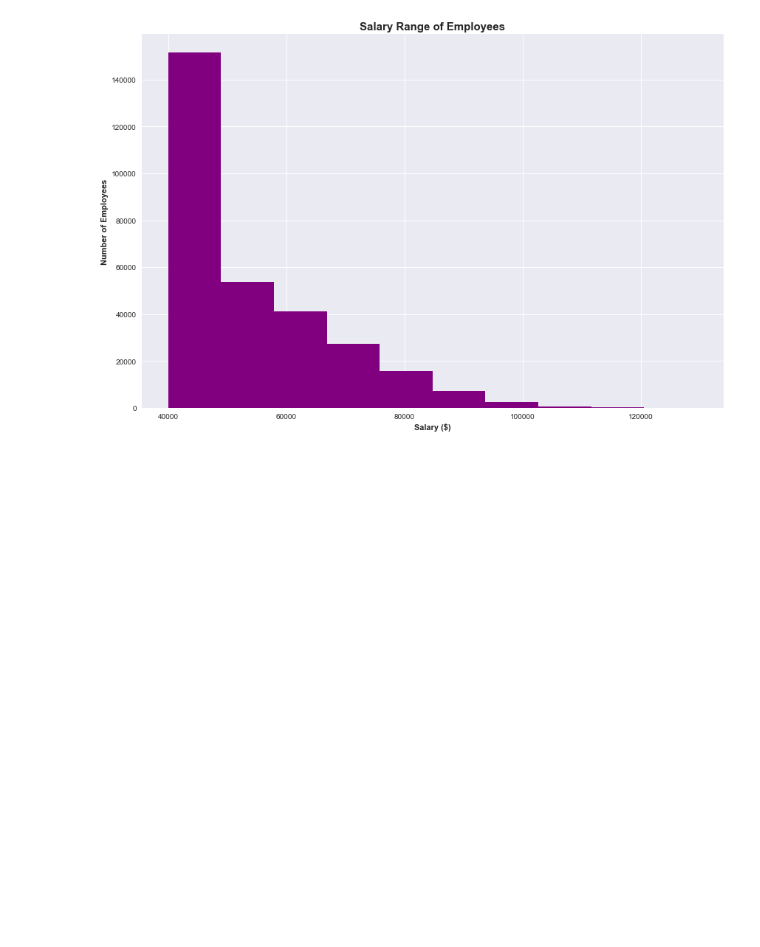
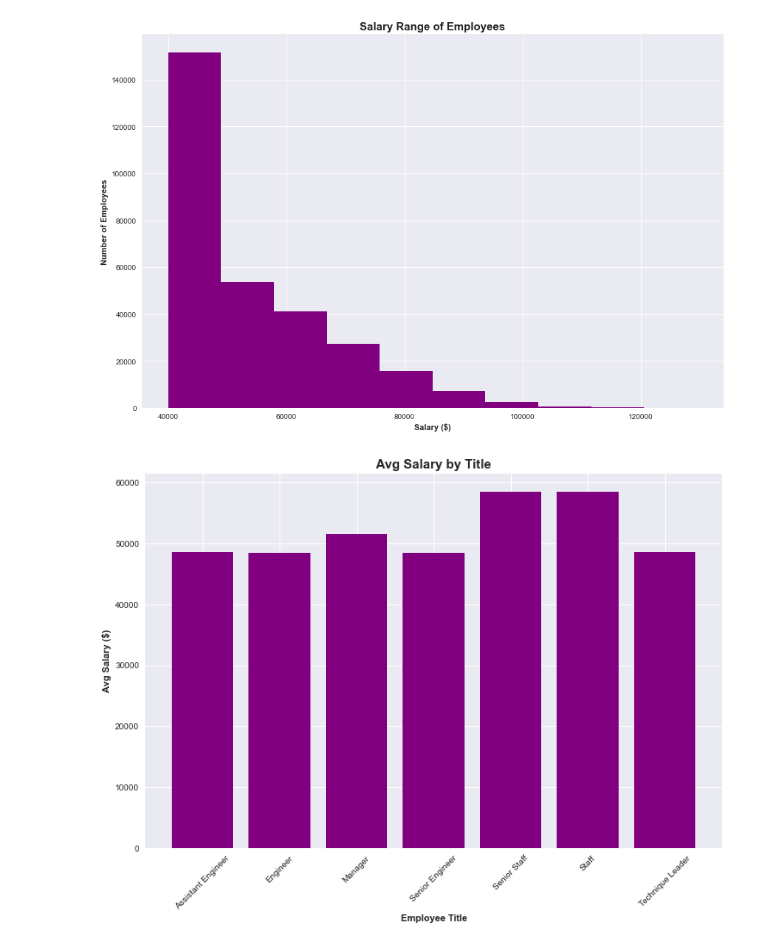
Before and after one commit to JRandle23/Employee-Database, a Jupyter notebook: EmployeeSQL/BONUS.ipynb, the cells around one changed output. Drawn from its saved outputs; the diff is of its cells as text; code cells hidden in the pictures; blank space fills up the shorter version.

```diff
--- a/EmployeeSQL/BONUS.ipynb
+++ b/EmployeeSQL/BONUS.ipynb
@@ -58,3 +58,8 @@ employees
 | 300022 | 264920 | s0001 | 1959-09-22 | Percy | Samarati | F | 1994-09-08 |
 | 300023 | 464503 | s0002 | 1964-05-31 | Arvind | Slobodova | M | 1987-11-23 |
 300024 rows × 7 columns
+# %%
+#merge salaries and employees tables to get salary and emp_title in one place
+emp_sal = salaries.merge(employees, on='emp_no')
+emp_sal.rename(columns = {'emp_title':"title_id"}, inplace=True)
+emp_sal
@@ -60,0 +80,4 @@ employees
+# %%
+#merge emp_sal with titles
+emp_title = emp_sal.merge(titles, on='title_id')
+emp_title
@@ -60,0 +98,9 @@ employees
+# %%
+#calculate average salary by title
+avg_title_sal = emp_title.groupby('title')['salary'].mean().round(2)
+avg_title_sal
+
+#turn average salary into df
+avg_sal_df = pd.DataFrame(avg_title_sal)
+avg_sal_renamed = avg_sal_df.rename(columns = {'salary':'avg_salary'}).reset_index()
+avg_sal_renamed
@@ -75,0 +129,13 @@ plt.show()
+# %%
+#Plot average salary by title
+fig=plt.figure(figsize=(12,8))
+plt.bar(avg_sal_renamed["title"], avg_sal_renamed["avg_salary"], color='purple')
+
+plt.xticks(rotation=45)
+plt.xlabel('Employee Title',weight='bold')
+plt.ylabel('Avg Salary ($)', weight='bold')
+plt.title('Avg Salary by Title', weight="bold", size=15)
+
+plt.show()
+# %% [output]
+[figure, added]
```
Also changed, not shown: parts of 4 cells of this notebook.
